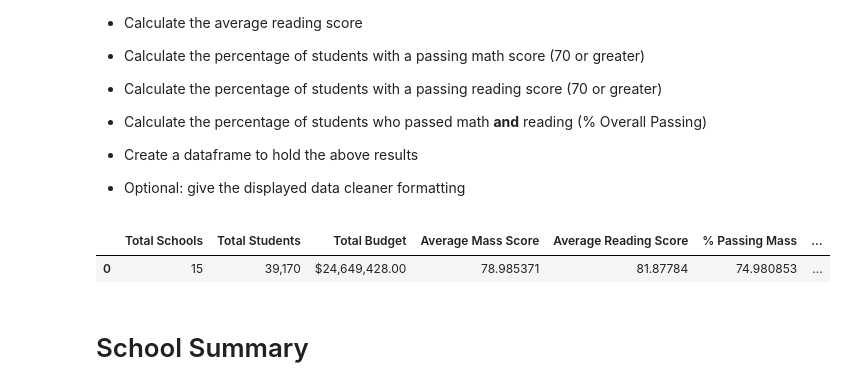
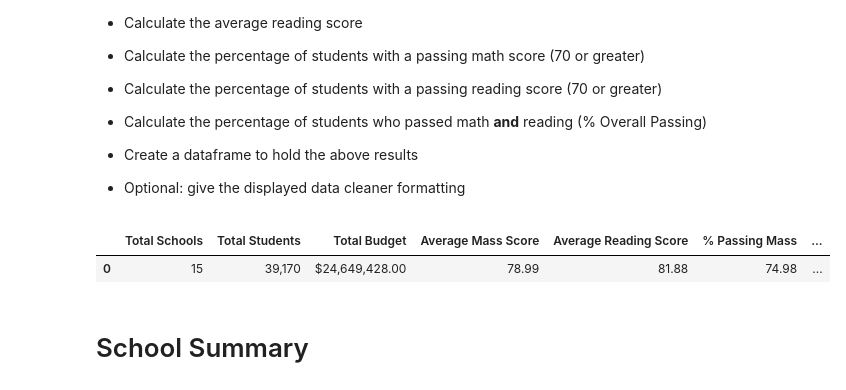
Before and after one commit to theidari/pandas-challenge, a Jupyter notebook: PyCitySchools/Main.ipynb, the cells around one changed output. Drawn from its saved outputs; the diff is of its cells as text; code cells hidden in the pictures.

```diff
--- a/PyCitySchools/Main.ipynb
+++ b/PyCitySchools/Main.ipynb
@@ -16,6 +16,7 @@ cwd
 # Format change:
 money_format=lambda x:"${:,.2f}".format(x)
 number_format=lambda x:"{:,}".format(x)
+round_format=lambda x:"{:.2f}".format(x)
 # %%
 # Read School and Student Data File and store into Pandas DataFrames
 school_data = pd. read_csv(school_data_to_load, encoding="ISO-8859-1")
@@ -86,42 +87,42 @@ total_schools=school_data["school_name"].count()
 
 # Total Number of Students
 total_students=student_data["Student ID"].count()
 
 # Total Budget
 total_Budget=school_data["budget"].sum()
 
 # Average Math Score
 average_mass_score=round(student_data["math_score"].mean(),6)
 
 # Average Reading Score
 average_reading_score=round(student_data["reading_score"].mean(),6)
 
 # Percentage of Students with a Passing Math Score (70 or Greater)
 percent_Passing_math = round(((student_data.loc[student_data["math_score"] >= 70, :]["Student ID"].count()
-                               )/Total_Students)*100,6)
+                               )/total_students)*100,6)
 
 # Percentage of Students with a Passing Reading Score (70 or Greater)
 percent_Passing_Reading = round(((student_data.loc[student_data["reading_score"] >= 70, :]["Student ID"].count()
-                               )/Total_Students)*100,6)
+                               )/total_students)*100,6)
 
 # Percentage of Students who Passed Math and Reading (% Overall Passing)
 percent_overall_passing=round(((student_data.loc[(student_data["math_score"] >= 70) & (
-    student_data["reading_score"] >= 70), :]["Student ID"].count())/Total_Students)*100,6)
+    student_data["reading_score"] >= 70), :]["Student ID"].count())/total_students)*100,6)
 
 # Dataframe
 district_summary=pd.DataFrame({
 "Total Schools": [total_schools],
 "Total Students": [number_format(total_students)],
 "Total Budget":[money_format(total_Budget)],
-"Average Mass Score":[average_mass_score],
-"Average Reading Score":[average_reading_score],
-"% Passing Mass":[percent_Passing_math],
-"% Passing Reading":[percent_Passing_Reading],
-"% Overall Passing":[percent_overall_passing]})
+"Average Mass Score":[round_format(average_mass_score)],
+"Average Reading Score":[round_format(average_reading_score)],
+"% Passing Mass":[round_format(percent_Passing_math)],
+"% Passing Reading":[round_format(percent_Passing_Reading)],
+"% Overall Passing":[round_format(percent_overall_passing)]})
 district_summary
 # %% [output]
 |  | Total Schools | Total Students | Total Budget | Average Mass Score | Average Reading Score | % Passing Mass | ... |
-| 0 | 15 | 39,170 | $24,649,428.00 | 78.985371 | 81.87784 | 74.980853 | ... |
+| 0 | 15 | 39,170 | $24,649,428.00 | 78.99 | 81.88 | 74.98 | ... |
 # %% [markdown]
 # School Summary
 # %% [markdown]
```
Also changed, not shown: parts of 11 cells of this notebook, 9 other files.
